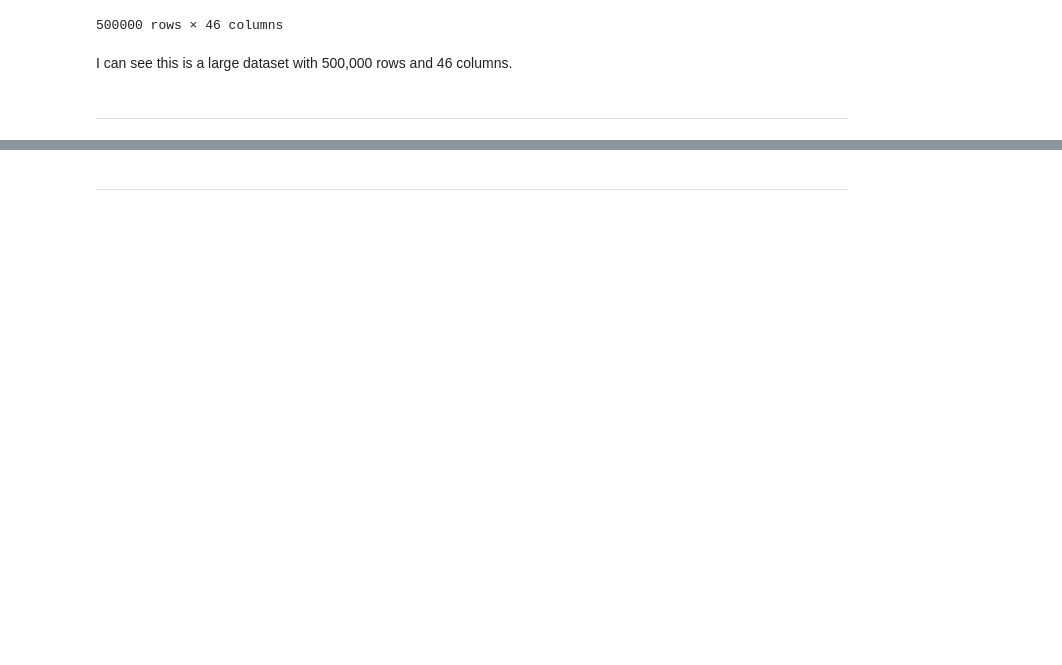
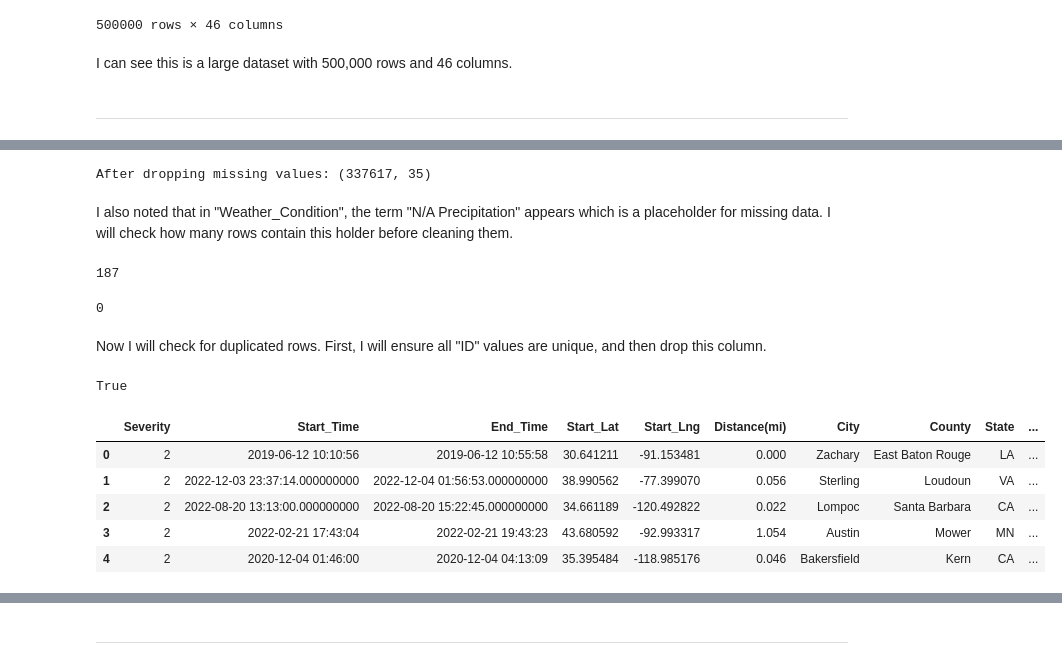
Before and after one commit to Sonya-J00/US_Accidents_ML_Project, a Jupyter notebook: jupyter_notebooks/ELT.ipynb, the cells around one changed output, grey strips where cells are left out. Saved outputs shown, nothing was run; the diff lists cells and outputs as text; code cells hidden in the pictures; blank space fills up the shorter version.

```diff
--- a/jupyter_notebooks/ELT.ipynb
+++ b/jupyter_notebooks/ELT.ipynb
@@ -88,0 +158,33 @@ Section 2 content
+# %%
+df_clean = df_clean.dropna()
+
+print(f"After dropping missing values: {df_clean.shape}")
+# %% [output]
+After dropping missing values: (337617, 35)
+# %% [markdown]
+I also noted that in "Weather_Condition", the term "N/A Precipitation" appears which is a placeholder for missing data. I will check how many rows contain this holder before cleaning them.
+# %%
+df_clean["Weather_Condition"].value_counts().get("N/A Precipitation", 0)
+# %% [output]
+187
+# %%
+df_clean = df_clean[df_clean["Weather_Condition"] != "N/A Precipitation"]
+df_clean["Weather_Condition"].value_counts().get("N/A Precipitation", 0)
+# %% [output]
+0
+# %% [markdown]
+Now I will check for duplicated rows. First, I will ensure all "ID" values are unique, and then drop this column.
+# %%
+df_clean["ID"].is_unique
+# %% [output]
+True
+# %%
+df_clean = df_clean.drop(columns=["ID"])
+df_clean.head()
+# %% [output]
+|  | Severity | Start_Time | End_Time | Start_Lat | Start_Lng | Distance(mi) | City | County | State | ... |
+| 0 | 2 | 2019-06-12 10:10:56 | 2019-06-12 10:55:58 | 30.641211 | -91.153481 | 0.000 | Zachary | East Baton Rouge | LA | ... |
+| 1 | 2 | 2022-12-03 23:37:14.000000000 | 2022-12-04 01:56:53.000000000 | 38.990562 | -77.399070 | 0.056 | Sterling | Loudoun | VA | ... |
+| 2 | 2 | 2022-08-20 13:13:00.000000000 | 2022-08-20 15:22:45.000000000 | 34.661189 | -120.492822 | 0.022 | Lompoc | Santa Barbara | CA | ... |
+| 3 | 2 | 2022-02-21 17:43:04 | 2022-02-21 19:43:23 | 43.680592 | -92.993317 | 1.054 | Austin | Mower | MN | ... |
+| 4 | 2 | 2020-12-04 01:46:00 | 2020-12-04 04:13:09 | 35.395484 | -118.985176 | 0.046 | Bakersfield | Kern | CA | ... |
```
Also changed, not shown: parts of 32 cells of this notebook, 1 other file.
